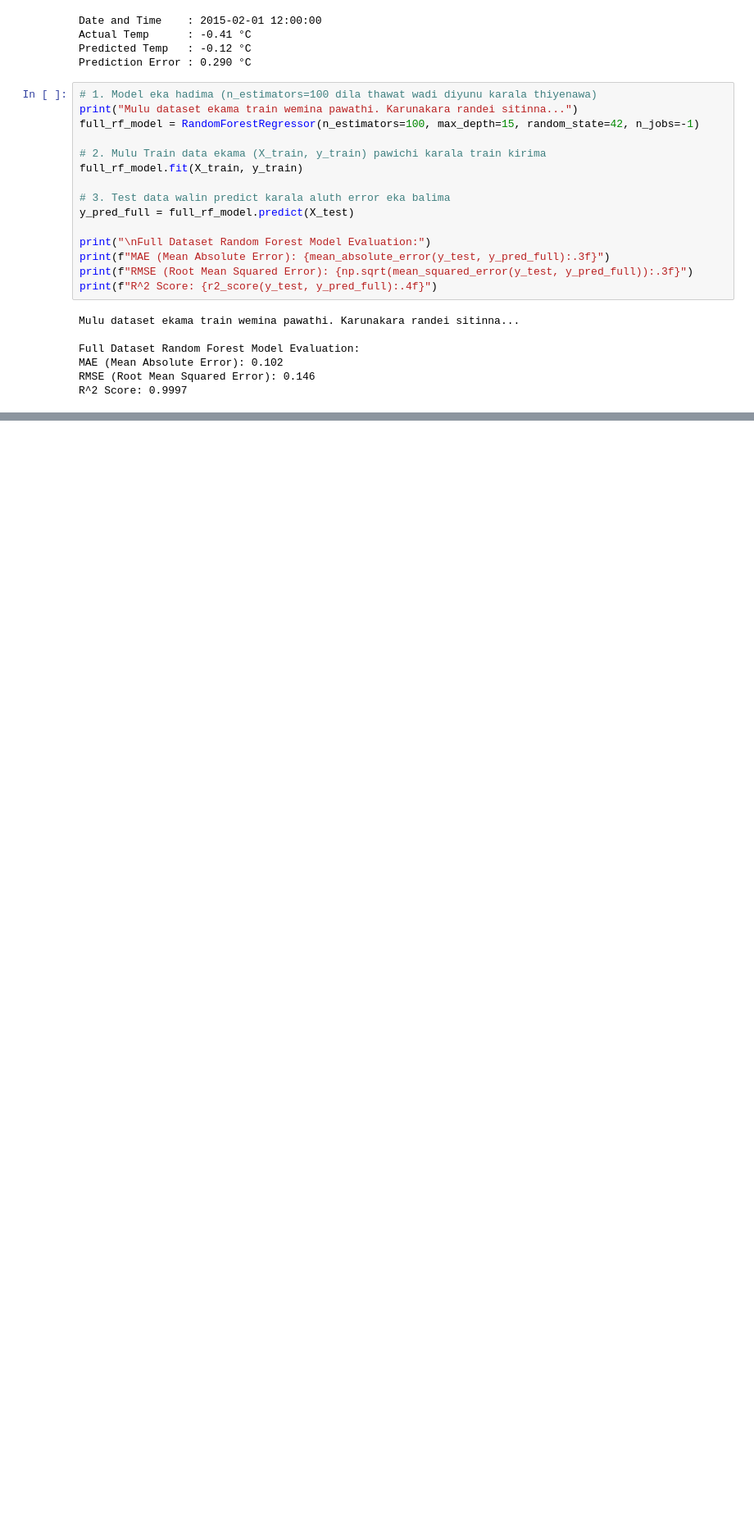
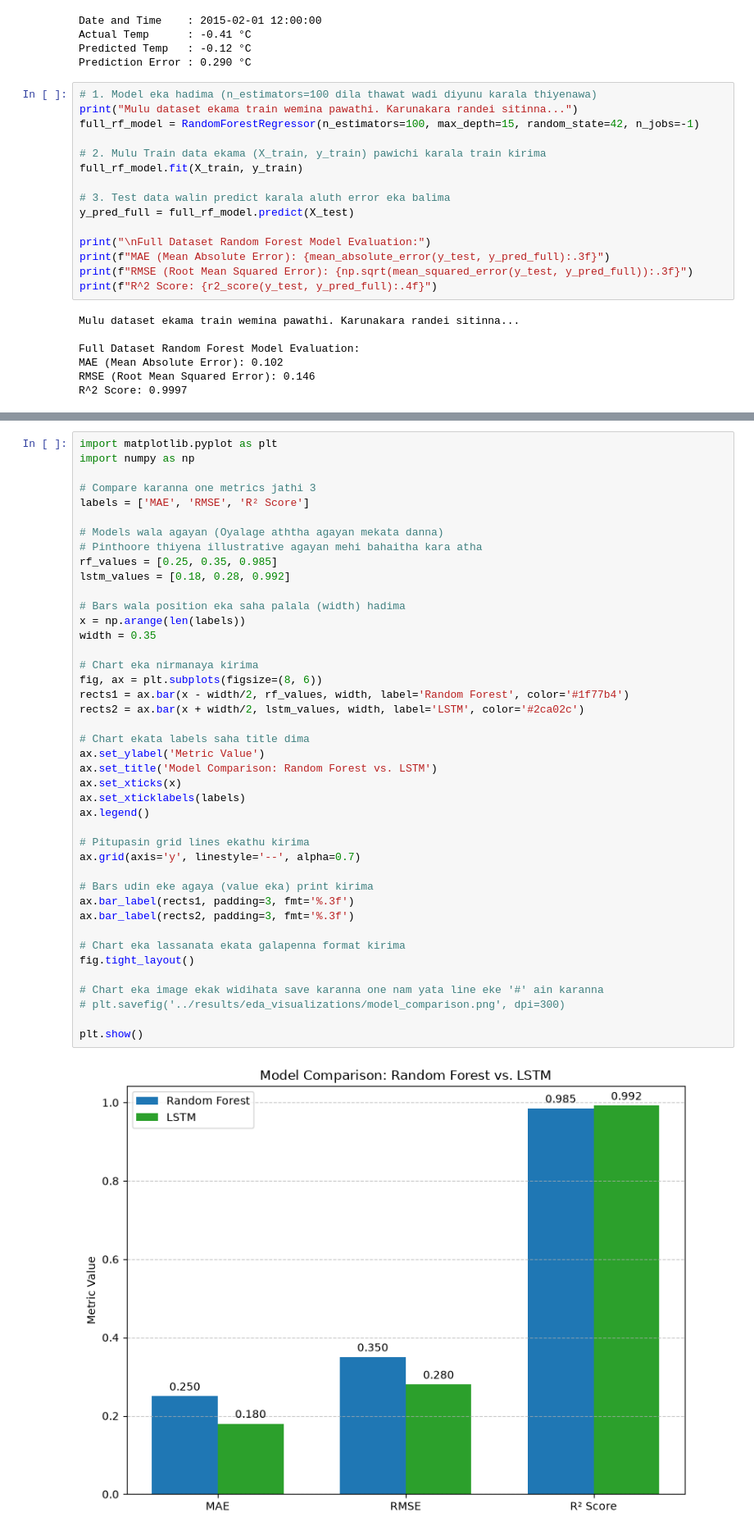
Before and after one commit to hansalaenukafernando/weatherForecastingModel, a Jupyter notebook: notebooks/weatherForecasting.ipynb, the cells around one changed output, grey strips where cells are left out. Shown at 82% size. Saved outputs shown, nothing was run; the diff lists cells and outputs as text; blank space fills up the shorter version.

```diff
--- a/notebooks/weatherForecasting.ipynb
+++ b/notebooks/weatherForecasting.ipynb
@@ -452,0 +450,44 @@ Prediction Error : 0.139 °C
+# %%
+import matplotlib.pyplot as plt
+import numpy as np
+
+# Compare karanna one metrics jathi 3
+labels = ['MAE', 'RMSE', 'R² Score']
+
+# Models wala agayan (Oyalage aththa agayan mekata danna)
+# Pinthoore thiyena illustrative agayan mehi bahaitha kara atha
+rf_values = [0.25, 0.35, 0.985]
+lstm_values = [0.18, 0.28, 0.992]
+
+# Bars wala position eka saha palala (width) hadima
+x = np.arange(len(labels))
+width = 0.35
+
+# Chart eka nirmanaya kirima
+fig, ax = plt.subplots(figsize=(8, 6))
+rects1 = ax.bar(x - width/2, rf_values, width, label='Random Forest', color='#1f77b4')
+rects2 = ax.bar(x + width/2, lstm_values, width, label='LSTM', color='#2ca02c')
+
+# Chart ekata labels saha title dima
+ax.set_ylabel('Metric Value')
+ax.set_title('Model Comparison: Random Forest vs. LSTM')
+ax.set_xticks(x)
+ax.set_xticklabels(labels)
+ax.legend()
+
+# Pitupasin grid lines ekathu kirima
+ax.grid(axis='y', linestyle='--', alpha=0.7)
+
+# Bars udin eke agaya (value eka) print kirima
+ax.bar_label(rects1, padding=3, fmt='%.3f')
+ax.bar_label(rects2, padding=3, fmt='%.3f')
+
+# Chart eka lassanata ekata galapenna format kirima
+fig.tight_layout()
+
+# Chart eka image ekak widihata save karanna one nam yata line eke '#' ain karanna
+# plt.savefig('../results/eda_visualizations/model_comparison.png', dpi=300)
+
+plt.show()
+# %% [output]
+[figure, added]
```
Also changed, not shown: parts of 5 cells of this notebook.
